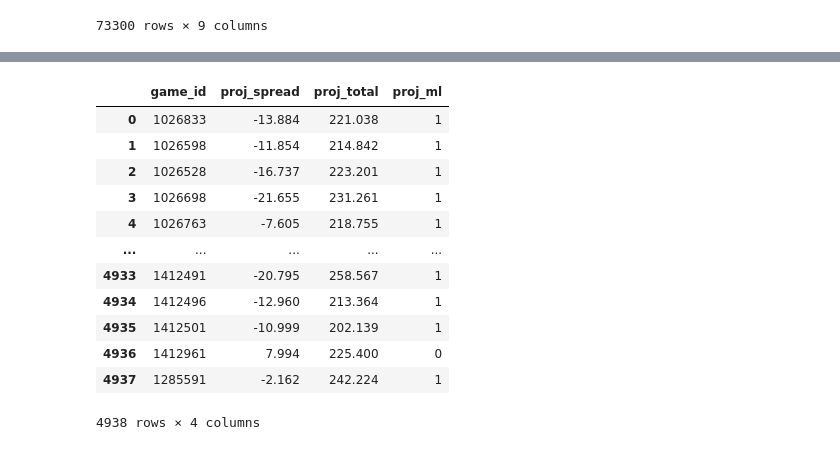
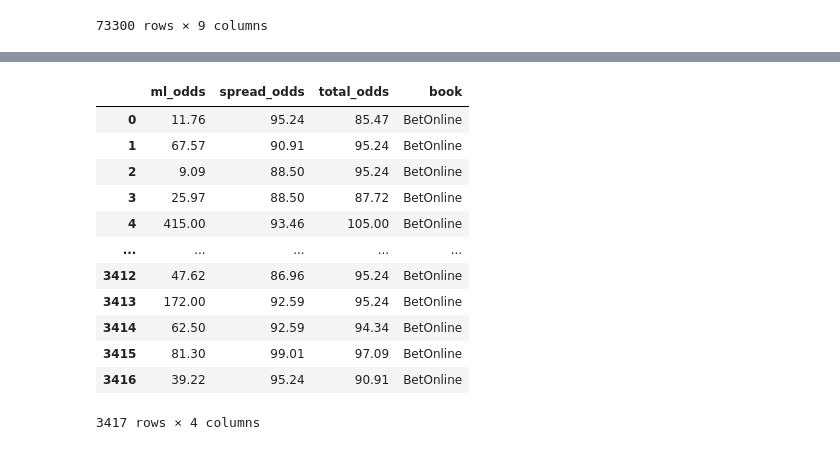
Before and after one commit to kyle-rgb/NBA_Sportsbook_Project, a Jupyter notebook: notebooks/Modeling.ipynb, the cells around one changed output, grey strips where cells are left out. Cells and saved outputs as stored; diff of their text form; code cells hidden in the pictures.

```diff
--- a/notebooks/Modeling.ipynb
+++ b/notebooks/Modeling.ipynb
@@ -436,3 +361,11 @@ results_and_projections["m2_proj_home"] = results_and_projections["m2_proj_home"
 results_and_projections["m2_proj_away"] = results_and_projections["m2_proj_away"].apply(round, ndigits=3)
 results_and_projections["m1_proj_home"] = results_and_projections["m1_proj_home"].apply(round, ndigits=3)
 results_and_projections["m1_proj_away"] = results_and_projections["m1_proj_away"].apply(round, ndigits=3)
+# %%
+# Transform American Odds Into Amount Earned Given Betting $100
+def oddsFlip(american_odds):
+    american_odds = float(american_odds)
+    if american_odds < 0:
+        return round((100/(abs(american_odds)))*100, 2)
+    else:
+        return american_odds
@@ -442,7 +468,7 @@ cls_ts = df_timeseries.copy(deep=True)
 cls_proj = results_and_projections.copy(deep=True)
 cls_groundtruth = actual_scores.copy(deep=True)
 # %%
-sample = ModelAnalyzer(cls_proj, cls_mkt, cls_groundtruth, "m2")
+sample = ModelAnalyzer(cls_proj, cls_mkt, cls_groundtruth, "m2", unit=25)
 # %%
 sample.eval_markets()
 # %%
@@ -452,16 +480,16 @@ sample.scores_to_market()
 # %%
-sample.projected_markets
+sample.odds_matrix
 # %% [output]
-|  | game_id | proj_spread | proj_total | proj_ml |
-| 0 | 1026833 | -13.884 | 221.038 | 1 |
-| 1 | 1026598 | -11.854 | 214.842 | 1 |
-| 2 | 1026528 | -16.737 | 223.201 | 1 |
-| 3 | 1026698 | -21.655 | 231.261 | 1 |
-| 4 | 1026763 | -7.605 | 218.755 | 1 |
+|  | ml_odds | spread_odds | total_odds | book |
+| 0 | 11.76 | 95.24 | 85.47 | BetOnline |
+| 1 | 67.57 | 90.91 | 95.24 | BetOnline |
+| 2 | 9.09 | 88.50 | 95.24 | BetOnline |
+| 3 | 25.97 | 88.50 | 87.72 | BetOnline |
+| 4 | 415.00 | 93.46 | 105.00 | BetOnline |
 | ... | ... | ... | ... | ... |
-| 4933 | 1412491 | -20.795 | 258.567 | 1 |
-| 4934 | 1412496 | -12.960 | 213.364 | 1 |
-| 4935 | 1412501 | -10.999 | 202.139 | 1 |
-| 4936 | 1412961 | 7.994 | 225.400 | 0 |
-| 4937 | 1285591 | -2.162 | 242.224 | 1 |
+| 3412 | 47.62 | 86.96 | 95.24 | BetOnline |
+| 3413 | 172.00 | 92.59 | 95.24 | BetOnline |
+| 3414 | 62.50 | 92.59 | 94.34 | BetOnline |
+| 3415 | 81.30 | 99.01 | 97.09 | BetOnline |
+| 3416 | 39.22 | 95.24 | 90.91 | BetOnline |
-4938 rows × 4 columns
+3417 rows × 4 columns
```
Also changed, not shown: parts of 11 cells of this notebook.
